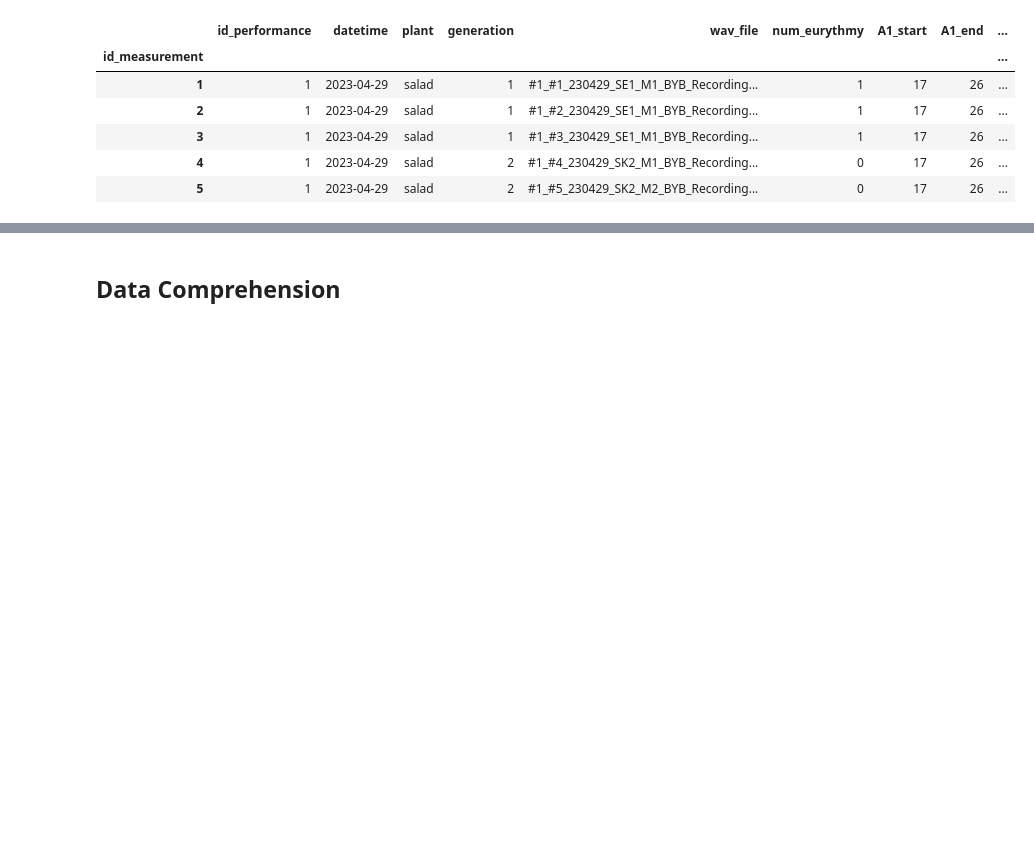
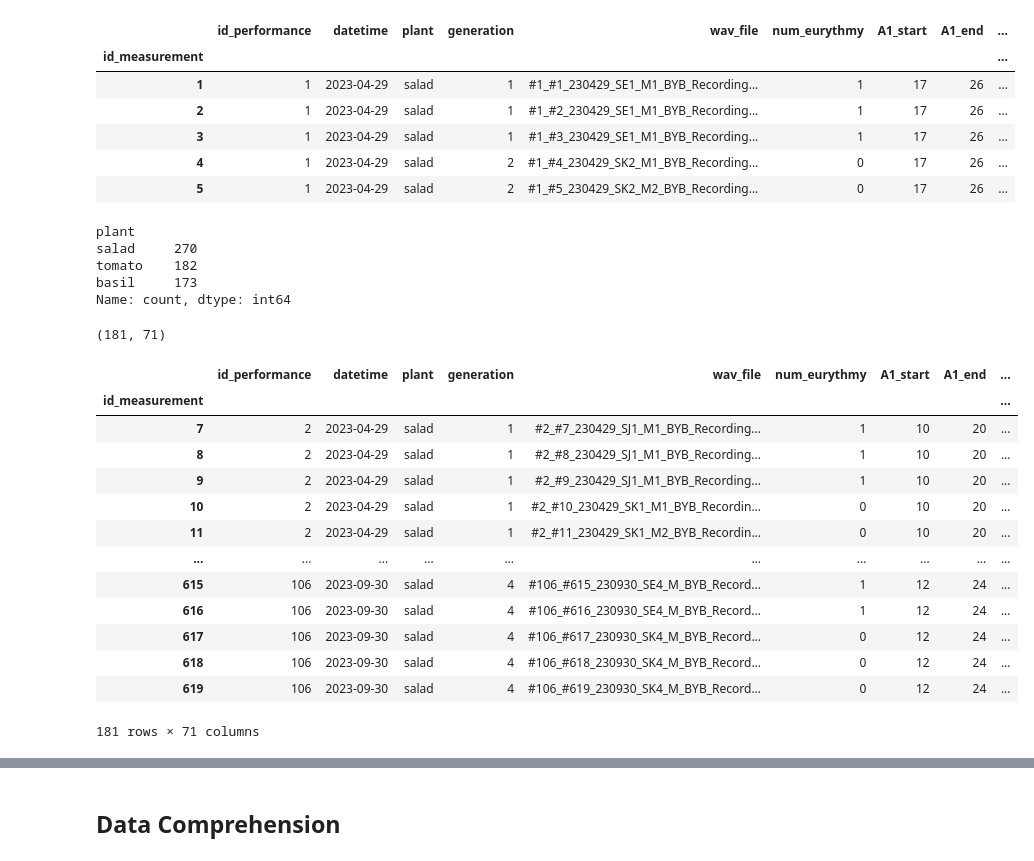
Before and after one commit to alvaro-francisco-gil/plant-reactivity-analysis, a Jupyter notebook: notebooks/Exploratory Data Analysis/2. EDA - understand eurythmy letters.ipynb, the cells around one changed output, grey strips where cells are left out. Cells and saved outputs as stored; diff of their text form; code cells hidden in the pictures; blank space fills up the shorter version.

```diff
--- a/notebooks/Exploratory Data Analysis/2. EDA - understand eurythmy letters.ipynb
+++ b/notebooks/Exploratory Data Analysis/2. EDA - understand eurythmy letters.ipynb
@@ -29,3 +29,34 @@ df.head()
 | 3 | 1 | 2023-04-29 | salad | 1 | #1_#3_230429_SE1_M1_BYB_Recording... | 1 | 17 | 26 | ... |
 | 4 | 1 | 2023-04-29 | salad | 2 | #1_#4_230429_SK2_M1_BYB_Recording... | 0 | 17 | 26 | ... |
 | 5 | 1 | 2023-04-29 | salad | 2 | #1_#5_230429_SK2_M2_BYB_Recording... | 0 | 17 | 26 | ... |
+# %%
+df['plant'].value_counts()
+# %% [output]
+plant
+salad     270
+tomato    182
+basil     173
+Name: count, dtype: int64
+# %%
+# Assuming df is your DataFrame
+new_df = df[(df['count_letters'] != 12) & (df['count_letters'] != 16)]
+new_df.shape
+# %% [output]
+(181, 71)
+# %%
+new_df.head(190)
+# %% [output]
+|  | id_performance | datetime | plant | generation | wav_file | num_eurythmy | A1_start | A1_end | ... |
+| id_measurement |  |  |  |  |  |  |  |  | ... |
+| 7 | 2 | 2023-04-29 | salad | 1 | #2_#7_230429_SJ1_M1_BYB_Recording... | 1 | 10 | 20 | ... |
+| 8 | 2 | 2023-04-29 | salad | 1 | #2_#8_230429_SJ1_M1_BYB_Recording... | 1 | 10 | 20 | ... |
+| 9 | 2 | 2023-04-29 | salad | 1 | #2_#9_230429_SJ1_M1_BYB_Recording... | 1 | 10 | 20 | ... |
+| 10 | 2 | 2023-04-29 | salad | 1 | #2_#10_230429_SK1_M1_BYB_Recordin... | 0 | 10 | 20 | ... |
+| 11 | 2 | 2023-04-29 | salad | 1 | #2_#11_230429_SK1_M2_BYB_Recordin... | 0 | 10 | 20 | ... |
+| ... | ... | ... | ... | ... | ... | ... | ... | ... | ... |
+| 615 | 106 | 2023-09-30 | salad | 4 | #106_#615_230930_SE4_M_BYB_Record... | 1 | 12 | 24 | ... |
+| 616 | 106 | 2023-09-30 | salad | 4 | #106_#616_230930_SE4_M_BYB_Record... | 1 | 12 | 24 | ... |
+| 617 | 106 | 2023-09-30 | salad | 4 | #106_#617_230930_SK4_M_BYB_Record... | 0 | 12 | 24 | ... |
+| 618 | 106 | 2023-09-30 | salad | 4 | #106_#618_230930_SK4_M_BYB_Record... | 0 | 12 | 24 | ... |
+| 619 | 106 | 2023-09-30 | salad | 4 | #106_#619_230930_SK4_M_BYB_Record... | 0 | 12 | 24 | ... |
+181 rows × 71 columns
```
Also changed, not shown: parts of 5 cells of this notebook, 40 other files.
